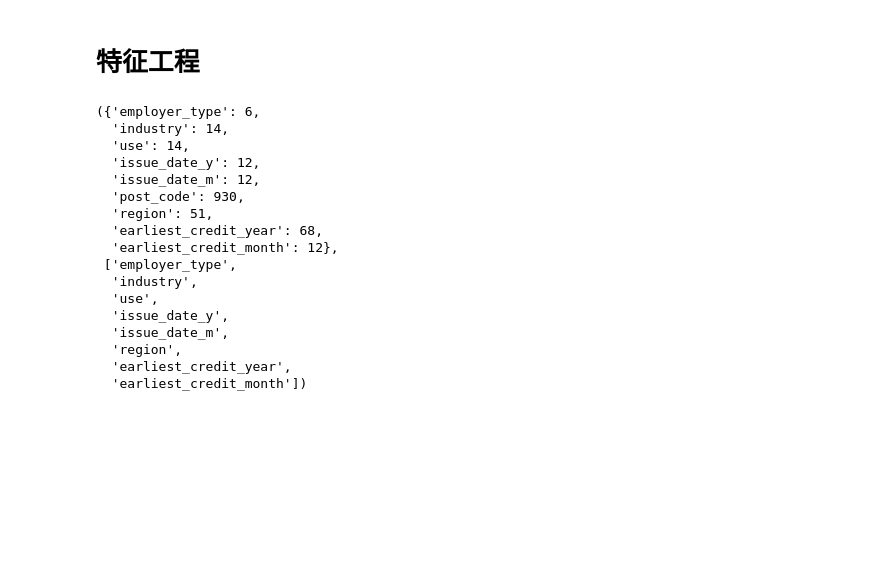
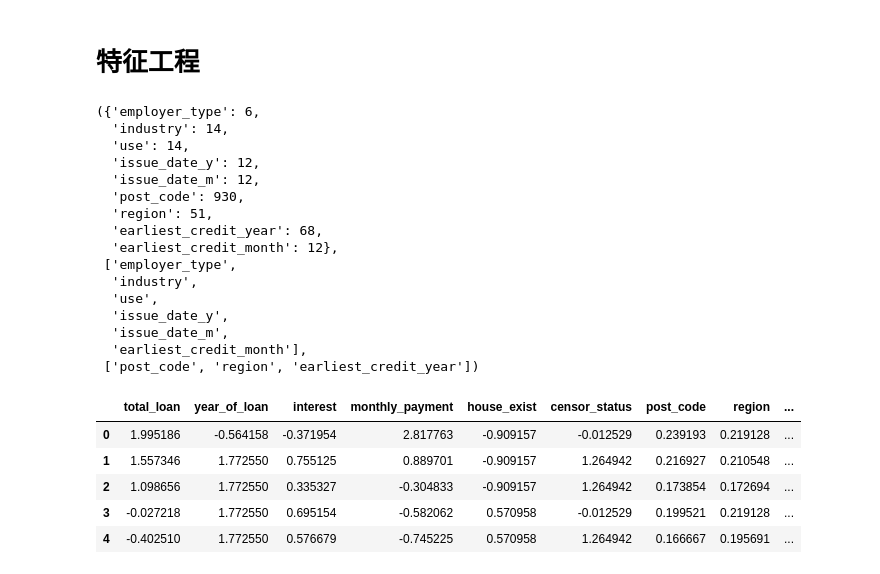
Before and after one commit to SYSU-Momojie/ml-competitions, a Jupyter notebook: datafountain/530_personal_credit/mo.ipynb, the cells around one changed output. Drawn from its saved outputs; the diff is of its cells as text; code cells hidden in the pictures; blank space fills up the shorter version.

Commit message:
mean label

```diff
--- a/datafountain/530_personal_credit/mo.ipynb
+++ b/datafountain/530_personal_credit/mo.ipynb
@@ -569,12 +574,15 @@ train_public, train_internet, test_public = load_data('v1')
 not_std_columns = ['employer_type', 'industry', 'use', 'issue_date_y', 'issue_date_m', 'post_code', 'region', 'earliest_credit_year', 'earliest_credit_month']
 # %%
 not_std_columns_cnt = {}
-category_columns = []
+onehot_columns = []
+mean_label_columns = []
 for c in not_std_columns:
     not_std_columns_cnt[c] = len(train_internet[c].unique())
-    if not_std_columns_cnt[c] < 100:
-        category_columns.append(c)
-not_std_columns_cnt, category_columns
+    if not_std_columns_cnt[c] < 50:
+        onehot_columns.append(c)
+    else:
+        mean_label_columns.append(c)
+not_std_columns_cnt, onehot_columns, mean_label_columns
 # %% [output]
 ({'employer_type': 6,
   'industry': 14,
@@ -590,9 +598,8 @@ not_std_columns_cnt, category_columns
   'use',
   'issue_date_y',
   'issue_date_m',
-  'region',
-  'earliest_credit_year',
-  'earliest_credit_month'])
+  'earliest_credit_month'],
+ ['post_code', 'region', 'earliest_credit_year'])
 # %%
 # 直接保留的字段
 keep_columns = ['initial_list_status']
@@ -612,6 +619,9 @@ final_same_columns = list(train_public.columns.intersection(set(train_internet.c
 # %%
 final_data = pd.concat([train_public[final_same_columns].copy(), train_internet[final_same_columns].copy()], ignore_index=True)
 test_data = test_public.copy()
+# %%
+train_y = final_data['is_default']
+final_data.drop(['is_default'], axis=1, inplace=True)
 # %%
 for c in drop_columns:
     if c in final_data.columns:
@@ -632,14 +642,32 @@ def get_onehot_encode_df(data, encoder, field):
 # %%
 train_oh_dfs = [final_data]
 test_oh_dfs = [test_data]
-for c in category_columns:
+for c in onehot_columns:
     ohe = OneHotEncoder(handle_unknown='ignore').fit(final_data[[c]].astype('str'))
     train_oh_dfs.append(get_onehot_encode_df(final_data, ohe, c))
     test_oh_dfs.append(get_onehot_encode_df(test_data, ohe, c))
 final_data = pd.concat(train_oh_dfs, axis=1)
 test_data = pd.concat(test_oh_dfs, axis=1)
-final_data.drop(category_columns, axis=1, inplace=True)
-test_data.drop(category_columns, axis=1, inplace=True)
+final_data.drop(onehot_columns, axis=1, inplace=True)
+test_data.drop(onehot_columns, axis=1, inplace=True)
+del train_oh_dfs
+del test_oh_dfs
+# %%
+from feature_engine.encoding import MeanEncoder
+mean_label_encoder = MeanEncoder(variables=mean_label_columns)
+final_data[mean_label_columns] = final_data[mean_label_columns].astype('category')
+test_data[mean_label_columns] = test_data[mean_label_columns].astype('category')
+final_data = mean_label_encoder.fit_transform(final_data, train_y)
+test_data = mean_label_encoder.transform(test_data)
+# %%
+final_data.head()
+# %% [output]
+|  | total_loan | year_of_loan | interest | monthly_payment | house_exist | censor_status | post_code | region | ... |
+| 0 | 1.995186 | -0.564158 | -0.371954 | 2.817763 | -0.909157 | -0.012529 | 0.239193 | 0.219128 | ... |
+| 1 | 1.557346 | 1.772550 | 0.755125 | 0.889701 | -0.909157 | 1.264942 | 0.216927 | 0.210548 | ... |
+| 2 | 1.098656 | 1.772550 | 0.335327 | -0.304833 | -0.909157 | 1.264942 | 0.173854 | 0.172694 | ... |
+| 3 | -0.027218 | 1.772550 | 0.695154 | -0.582062 | 0.570958 | -0.012529 | 0.199521 | 0.219128 | ... |
+| 4 | -0.402510 | 1.772550 | 0.576679 | -0.745225 | 0.570958 | 1.264942 | 0.166667 | 0.195691 | ... |
 # %%
 len(final_data.columns), len(test_data.columns)
 # %% [output]
```
Also changed, not shown: parts of 12 cells of this notebook, 1 other file.
